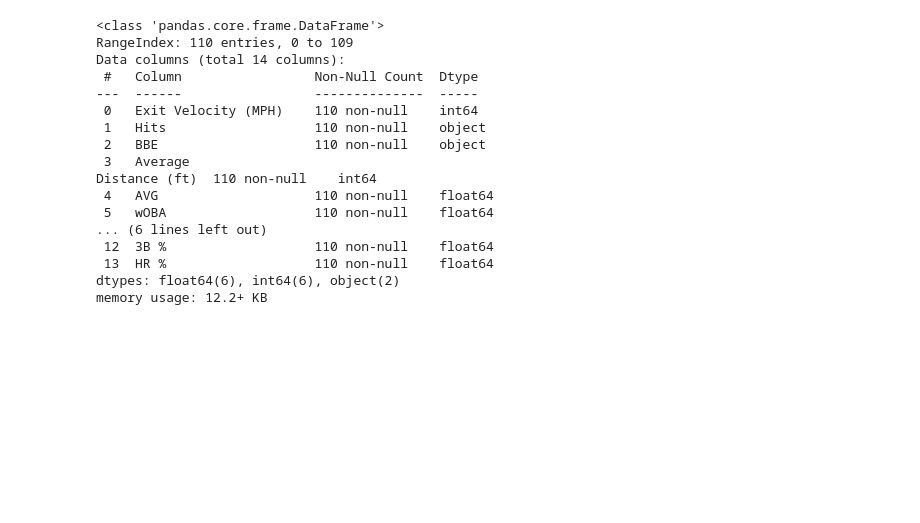
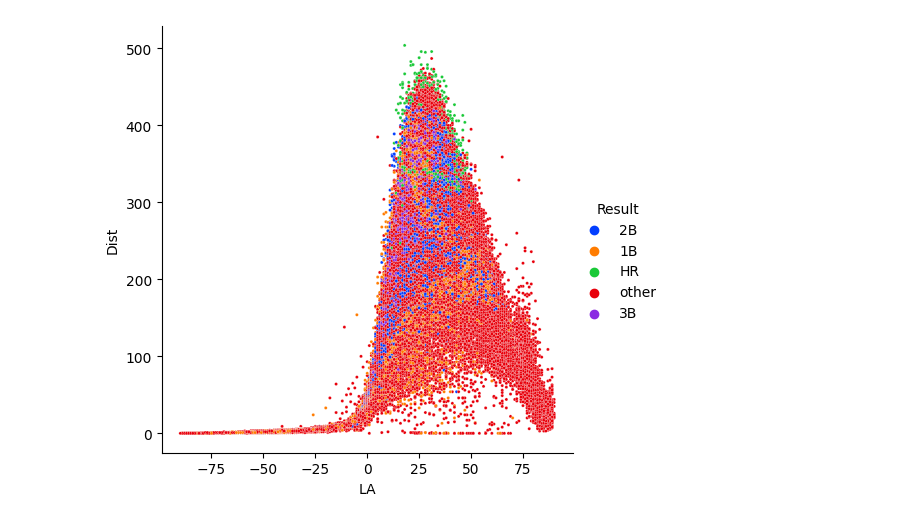
Before and after one commit to brbutler304/savant, a Jupyter notebook: masterlist.ipynb, the cells around one changed output. Saved outputs shown, nothing was run; the diff lists cells and outputs as text; code cells hidden in the pictures; blank space fills up the shorter version.

```diff
--- a/masterlist.ipynb
+++ b/masterlist.ipynb
@@ -1,26 +1 @@
-# %%
-import pandas as pd
-
-ev22 = pd.read_csv('EVLAcsv/EV - 2022.csv')
-
-ev22.info()
-evlist = list(ev22['Exit Velocity (MPH)'])
-# %% [output]
-<class 'pandas.core.frame.DataFrame'>
-RangeIndex: 110 entries, 0 to 109
-Data columns (total 14 columns):
- #   Column                 Non-Null Count  Dtype
----  ------                 --------------  -----
- 0   Exit Velocity (MPH)    110 non-null    int64
- 1   Hits                   110 non-null    object
- 2   BBE                    110 non-null    object
- 3   Average
-Distance (ft)  110 non-null    int64
- 4   AVG                    110 non-null    float64
- 5   wOBA                   110 non-null    float64
-... (6 lines left out)
- 12  3B %                   110 non-null    float64
- 13  HR %                   110 non-null    float64
-dtypes: float64(6), int64(6), object(2)
-memory usage: 12.2+ KB
 # %%
@@ -59,0 +36,46 @@ df22.to_csv('EVLAcsv/evla_all.csv', index=False)
+# %%
+import pandas as pd
+import seaborn as sns
+import numpy as np
+
+data = pd.read_csv('EVLAcsv/evla_all.csv')
+
+#data.info()
+
+# creates new column defining the result of AB based on hit type
+
+def Result(row):
+    if row['1B'] == 1:
+        return '1B'
+    elif row['2B'] == 1:
+        return '2B'
+    elif row['3B'] == 1:
+        return '3B'
+    elif row['HR'] == 1:
+        return 'HR'
+    else:
+        return 'other'
+
+#print(data)
+
+# cleaning up column naming scheme for aesthetics/clartiy
+
+data.rename(columns={'n_hip':'BBA', 'n_hits':'H', 'hits_per_hip':'AVG', 'woba':'wOBA', 'n_hits_1b':'1B', 'n_hits_2b':'2B', 'n_hits_3b':'3B',
+            'n_hits_hr':'HR', 'hits_1b_per_hip':'%1B', 'hits_2b_per_hip':'%2B', 'hits_3b_per_hip':'%3B', 'hits_hr_per_hip':'%HR',
+            'avg_distance':'Dist', 'value':'LA', 'exit_velo':'EV', 'h_type':'Result'}, inplace=True)
+
+data = data.assign(Result=data.apply(Result, axis=1))
+# %%
+# trying to create a plot for different hit types for a given year
+
+#sns.relplot(data=data, x='LA', y='AVG', s=5, marker='o', palette='bright', hue='year', alpha=0.5)
+#g = sns.FacetGrid(data, col='year', col_wrap=4, hue='year')
+#g.map(sns.scatterplot, 'EV','Dist', s=5, marker='o')
+
+#g2 = sns.FacetGrid(data, hue='Result', xlim=(-10,80))
+#g2.map(sns.scatterplot, 'LA','Dist', s=5, marker='o')
+
+p1 = sns.relplot(data=data, x='LA', y='Dist', s=5, marker='o', palette='bright', hue='Result')
+#plot.map(sns.scatterplot, 'launch_angle','avg_distance', s=10, marker='.')
+# %% [output]
+[figure, added]
```
Also changed, not shown: parts of 4 cells of this notebook.
